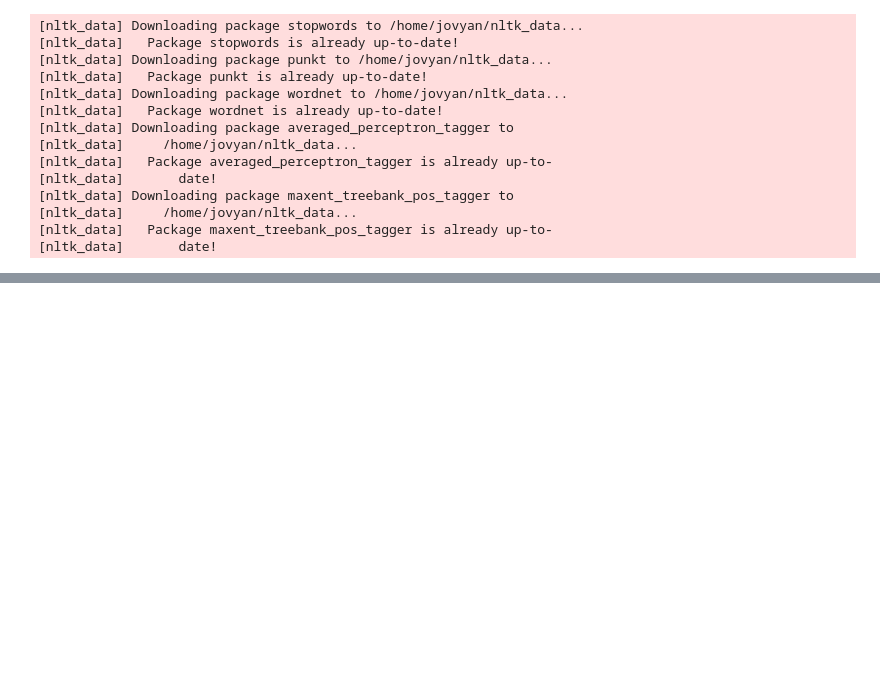
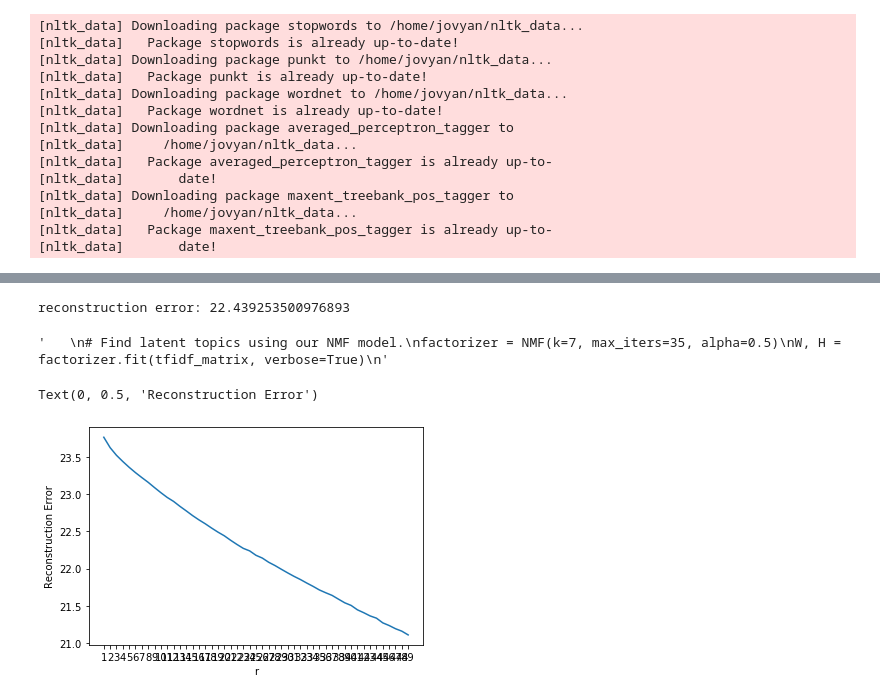
Before and after one commit to LawrenceGlenn/Exploration_of_Patent_Data, a Jupyter notebook: Untitled.ipynb, the cells around one changed output, grey strips where cells are left out. Saved outputs shown, nothing was run; the diff lists cells and outputs as text; code cells hidden in the pictures; blank space fills up the shorter version.

```diff
--- a/Untitled.ipynb
+++ b/Untitled.ipynb
@@ -175,0 +82,33 @@ print(document_tf_matrix)
+# %%
+from sklearn.decomposition import NMF
+
+
+nmf = NMF(n_components=20, max_iter=100, random_state=8888, alpha=0.0)
+W = nmf.fit_transform(tfidf_matrix)
+H = nmf.components_
+print('reconstruction error:', nmf.reconstruction_err_)
+
+#hand_labels = hand_label_topics(H, vocabulary)
+
+#for i in rand_articles:
+#    analyze_article(i, contents, web_urls, W, hand_labels)
+# %% [output]
+reconstruction error: 22.439253500976893
+'   \n# Find latent topics using our NMF model.\nfactorizer = NMF(k=7, max_iters=35, alpha=0.5)\nW, H = factorizer.fit(tfidf_matrix, verbose=True)\n'
+# %%
+from sklearn.decomposition import NMF
+def fit_nmf_tfidf(r):
+    nmf = NMF(n_components=r)
+    nmf.fit(tfidf_matrix)
+    W = nmf.transform(tfidf_matrix)
+    H = nmf.components_
+    return nmf.reconstruction_err_
+
+error = [fit_nmf(i) for i in range(1,50)]
+plt.plot(range(1,50), error)
+plt.xticks(range(1, 50))
+plt.xlabel('r')
+plt.ylabel('Reconstruction Error')
+# %% [output]
+Text(0, 0.5, 'Reconstruction Error')
+[figure, added]
```
Also changed, not shown: parts of 22 cells of this notebook, 2 other files.
